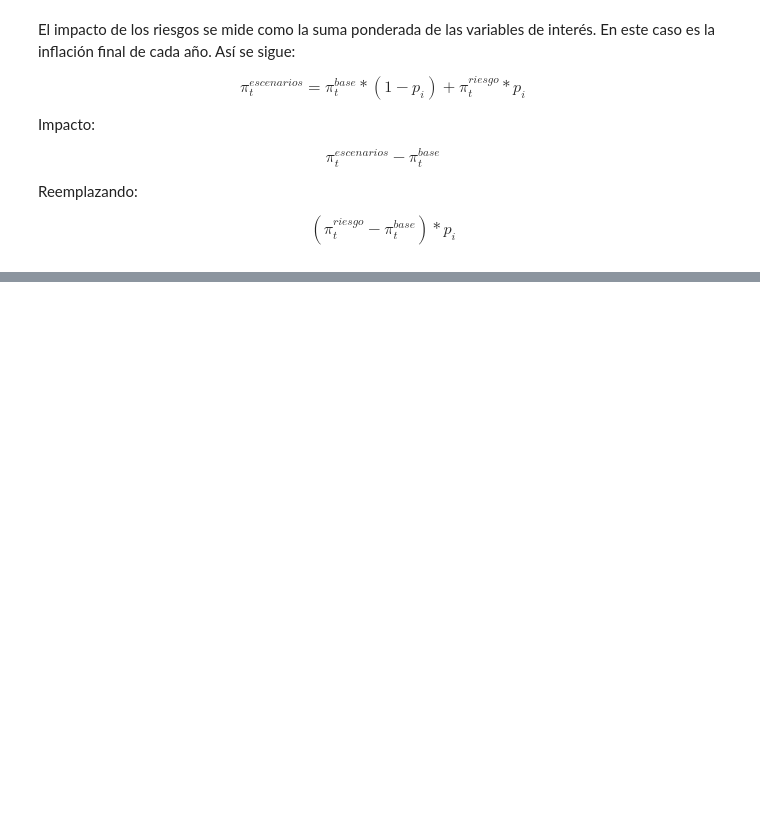
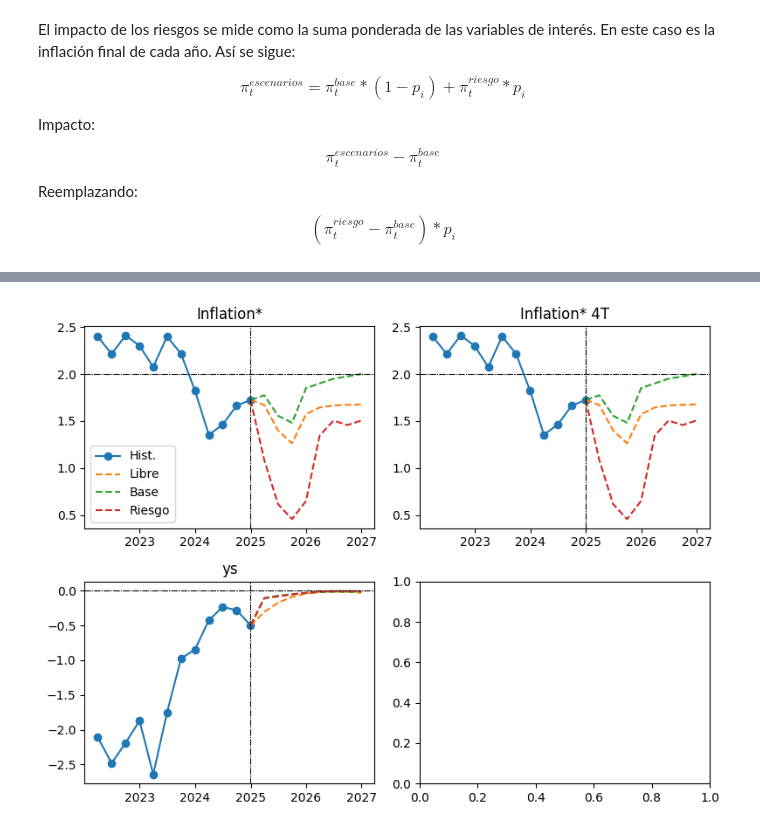
Before and after one commit to jamayat/CUECOPolMon, a Jupyter notebook: 01_Clase_sobre_MPT.ipynb, the cells around one changed output, grey strips where cells are left out. Saved outputs shown, nothing was run; the diff lists cells and outputs as text; code cells hidden in the pictures; blank space fills up the shorter version.

```diff
--- a/01_Clase_sobre_MPT.ipynb
+++ b/01_Clase_sobre_MPT.ipynb
@@ -457,10 +486,12 @@ fig, axs = HTS.plotTSforecast(BDdict,lista,listanames,listaSS,FH,HH,Number_Rows,
 # %%
 # Dps = bsp*Dps(-1) + (1 - bsp)*D4ps(+4) + bsy*ys(-1) + res_Dps
 lista   = ['D4ps','D4ps','ys']
 listaSS = [2,2,0]
 listanames = ['Inflation*','Inflation* 4T','ys']
 
-fig, axs = HTS.plotTSforecast(BDdict,lista,listanames,listaSS,FH,HH,2,2)
+fig, axs = HTS.plotTSforecast(BDdict5,lista,listanames,listaSS,FH,HH,2,2)
+# %% [output]
+[figure, added]
 # %%
 #y = ay*y(-1) + aEy*(y(-1) + EDy) + armc*rmc(-1) - at*t + ag*g + aq*q + atau*tau+ ays*ys + m_res_y*res_y
 lista   = ['y','EDy','rmc','t','g','q','tau','ys','res_y']
```
Also changed, not shown: parts of 32 cells of this notebook.
